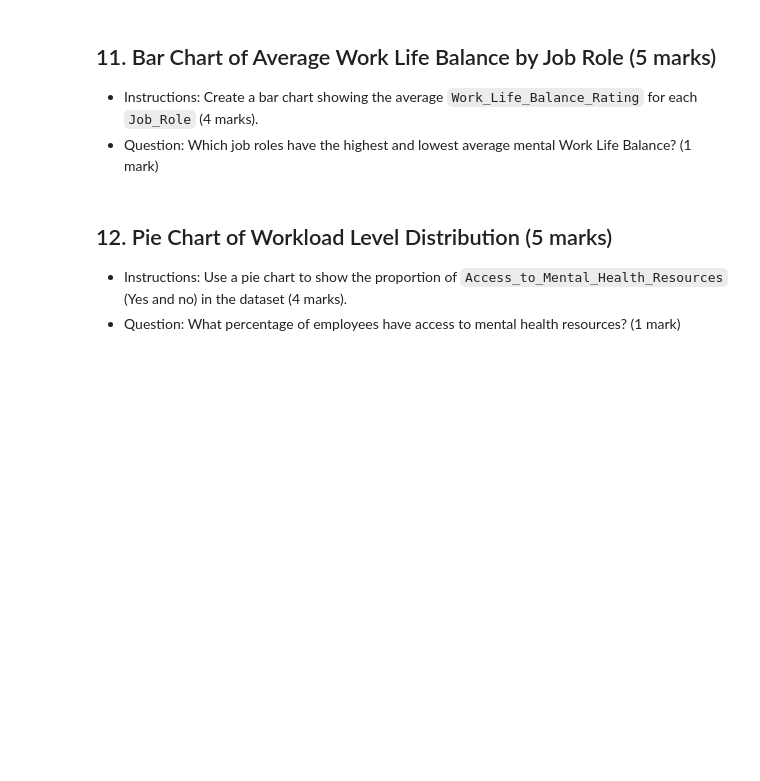
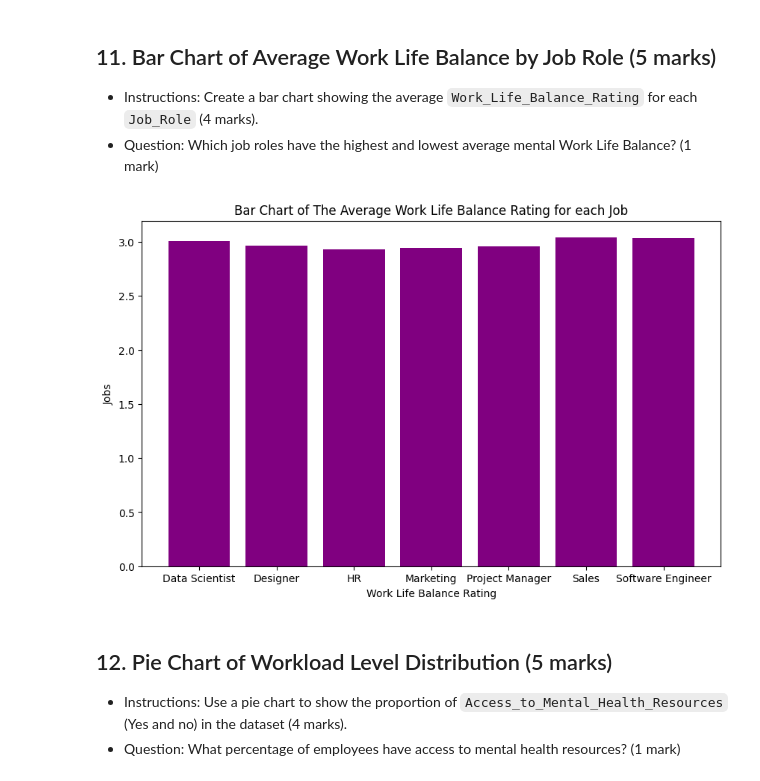
Before and after one commit to jilljota/jilljota, a Jupyter notebook: Assessment/Data_Analytics_with_Python_Assessment.ipynb, the cells around one changed output. Cells and saved outputs as stored; diff of their text form; code cells hidden in the pictures; blank space fills up the shorter version.

```diff
--- a/Assessment/Data_Analytics_with_Python_Assessment.ipynb
+++ b/Assessment/Data_Analytics_with_Python_Assessment.ipynb
@@ -227,3 +394,15 @@ NameError: name 'df' is not defined
+# %%
+# Write code here
+mean_work_life_balance = df.groupby('Job_Role')['Work_Life_Balance_Rating'].mean()
+
+plt.figure(figsize=(10, 6))
+plt.bar(mean_work_life_balance.index, mean_work_life_balance.values, color="purple")
+plt.title("Bar Chart of The Average Work Life Balance Rating for each Job")
+plt.xlabel("Work Life Balance Rating")
+plt.ylabel("Jobs")
+plt.show()
+# %% [output]
+[figure, added]
 # %% [markdown]
 ## 12. Pie Chart of Workload Level Distribution (5 marks)
 - Instructions: Use a pie chart to show the proportion of `Access_to_Mental_Health_Resources` (Yes and no) in the dataset (4 marks).
```
Also changed, not shown: parts of 28 cells of this notebook.
